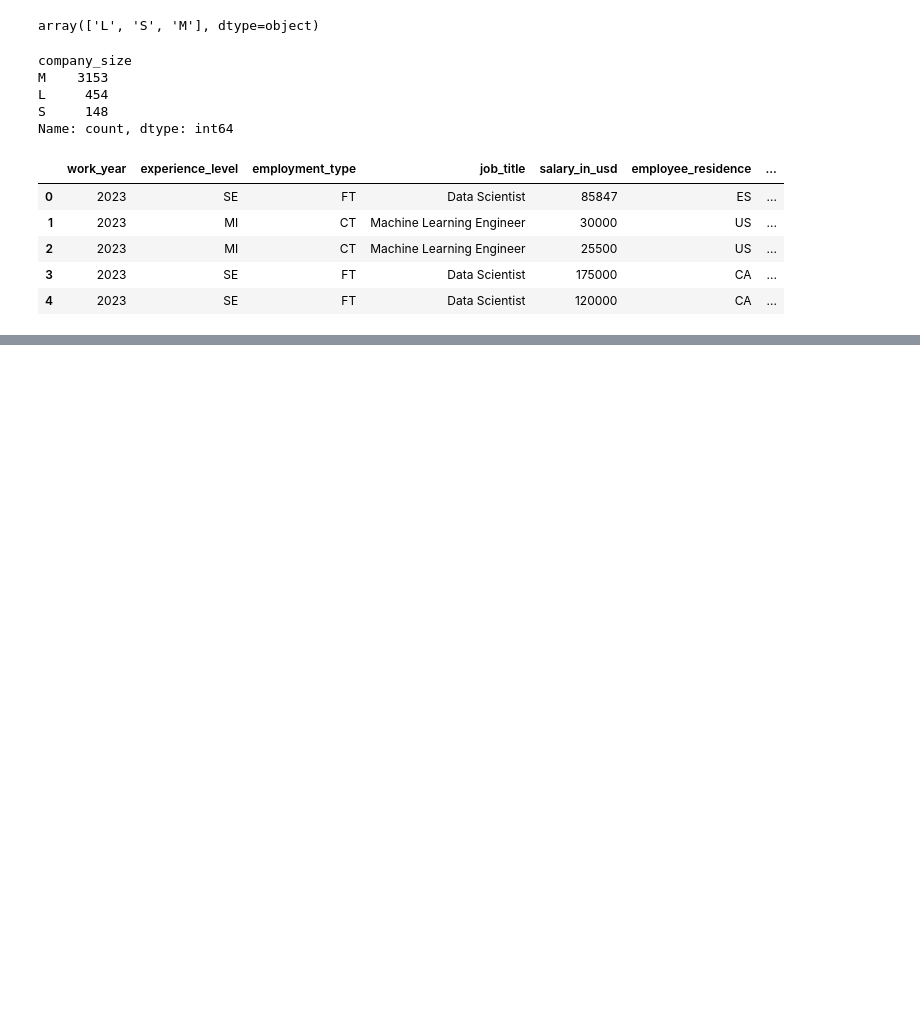
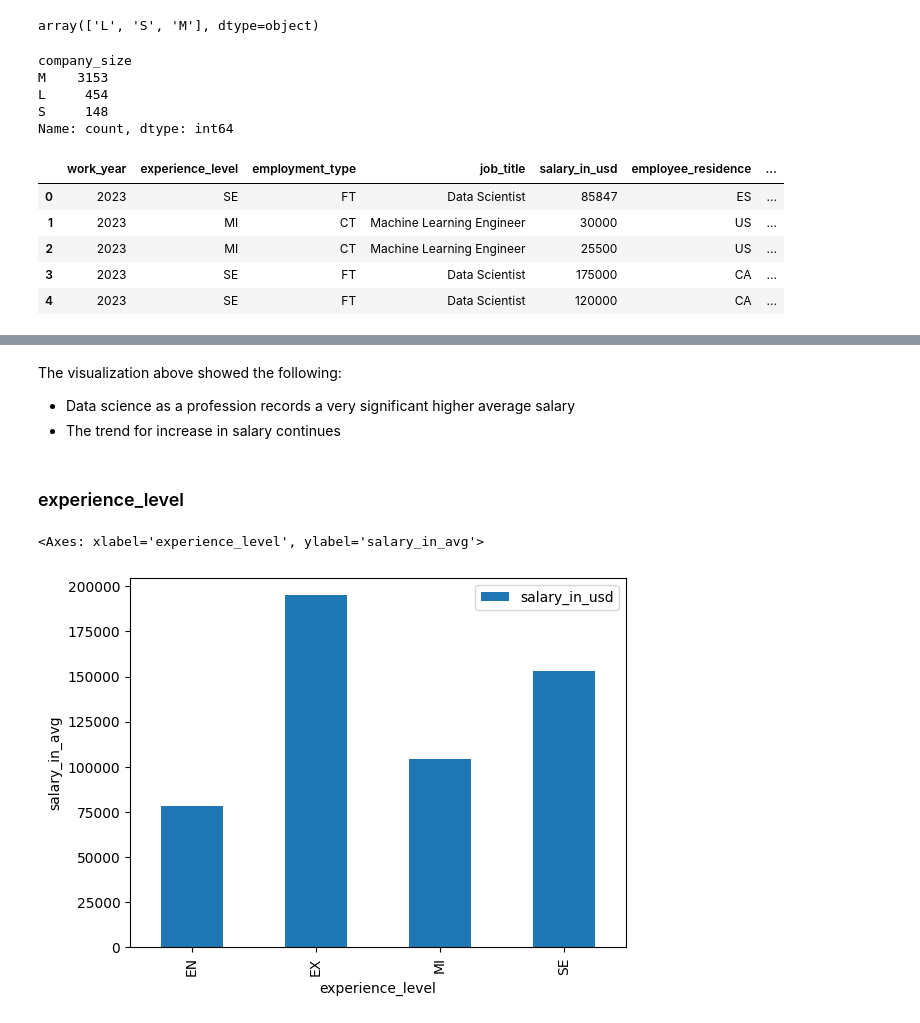
Before and after one commit to Data4i/salary_analysis_and_modelling, a Jupyter notebook: salary.ipynb, the cells around one changed output, grey strips where cells are left out. Cells and saved outputs as stored; diff of their text form; code cells hidden in the pictures; blank space fills up the shorter version.

```diff
--- a/salary.ipynb
+++ b/salary.ipynb
@@ -329,0 +357,13 @@ df.head()
+# %% [markdown]
+
+The visualization above showed the following:
+
+- Data science as a profession records a very significant higher average salary
+- The trend for increase in salary continues
+# %% [markdown]
+### experience_level
+# %%
+df[['experience_level', 'salary_in_usd']].groupby('experience_level').agg('mean').plot(kind = 'bar', xlabel = 'experience_level',ylabel = 'salary_in_avg')
+# %% [output]
+<Axes: xlabel='experience_level', ylabel='salary_in_avg'>
+[figure, added]
```
Also changed, not shown: parts of 59 cells of this notebook.
